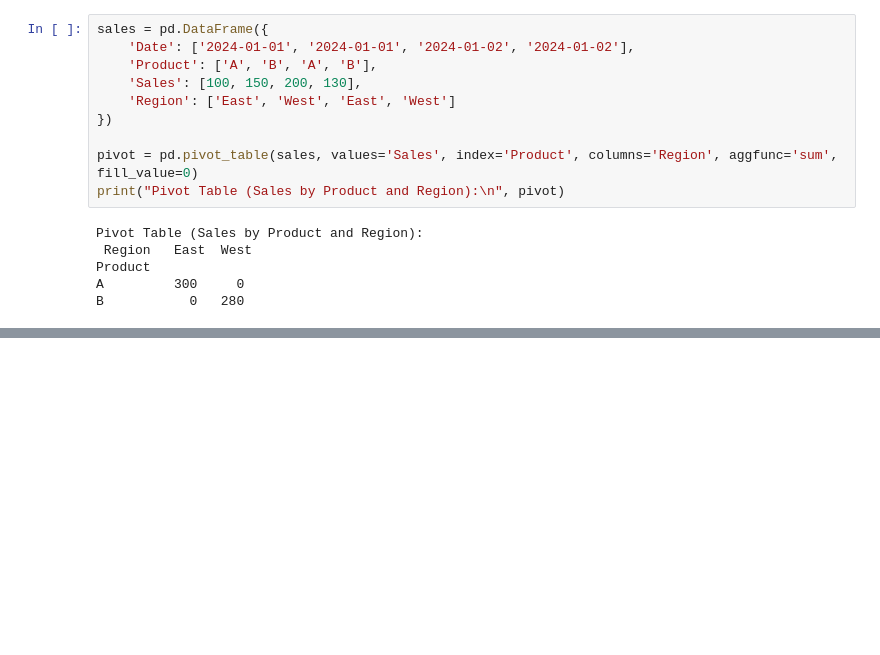
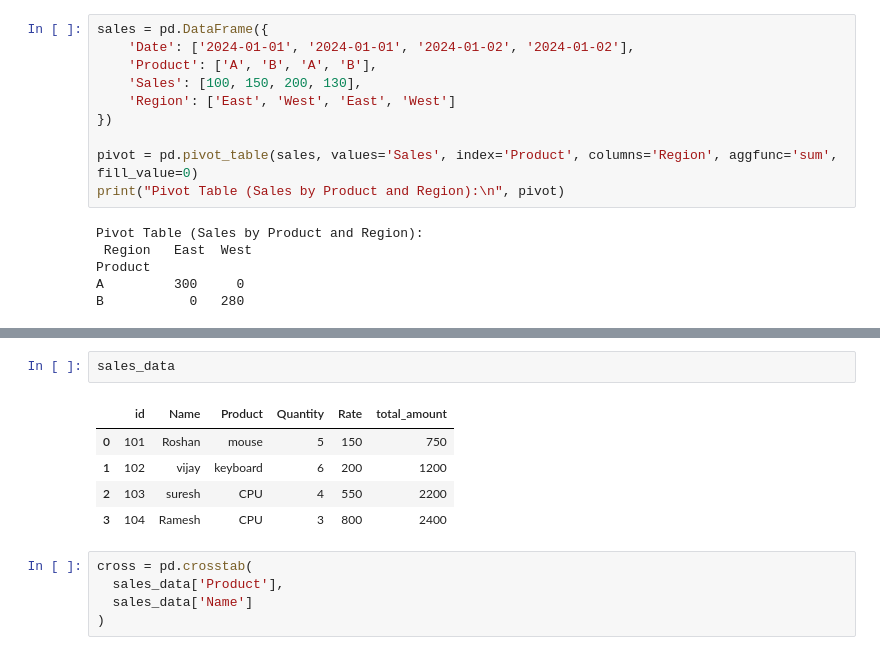
Before and after one commit to helloharendra/Python-DS-AI-11-AM-12-30PM, a Jupyter notebook: roshan/analytics/day26.ipynb, the cells around one changed output, grey strips where cells are left out. Cells and saved outputs as stored; diff of their text form; blank space fills up the shorter version.

```diff
--- a/roshan/analytics/day26.ipynb
+++ b/roshan/analytics/day26.ipynb
@@ -562,0 +609,13 @@ B           0   280
+# %%
+sales_data
+# %% [output]
+|  | id | Name | Product | Quantity | Rate | total_amount |
+| 0 | 101 | Roshan | mouse | 5 | 150 | 750 |
+| 1 | 102 | vijay | keyboard | 6 | 200 | 1200 |
+| 2 | 103 | suresh | CPU | 4 | 550 | 2200 |
+| 3 | 104 | Ramesh | CPU | 3 | 800 | 2400 |
+# %%
+cross = pd.crosstab(
+  sales_data['Product'],
+  sales_data['Name']
+)
```
Also changed, not shown: parts of 10 cells of this notebook, 1 other file.
